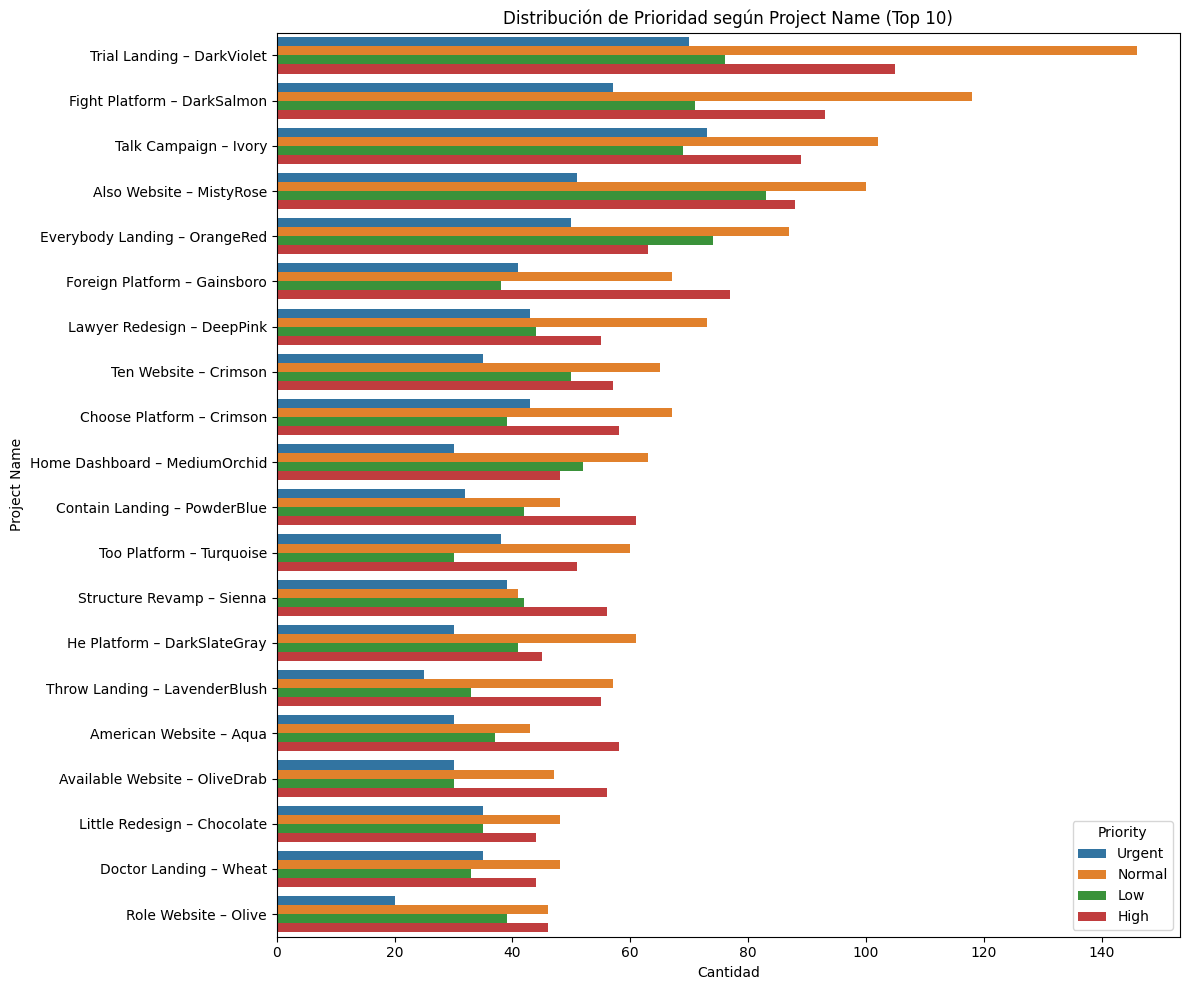
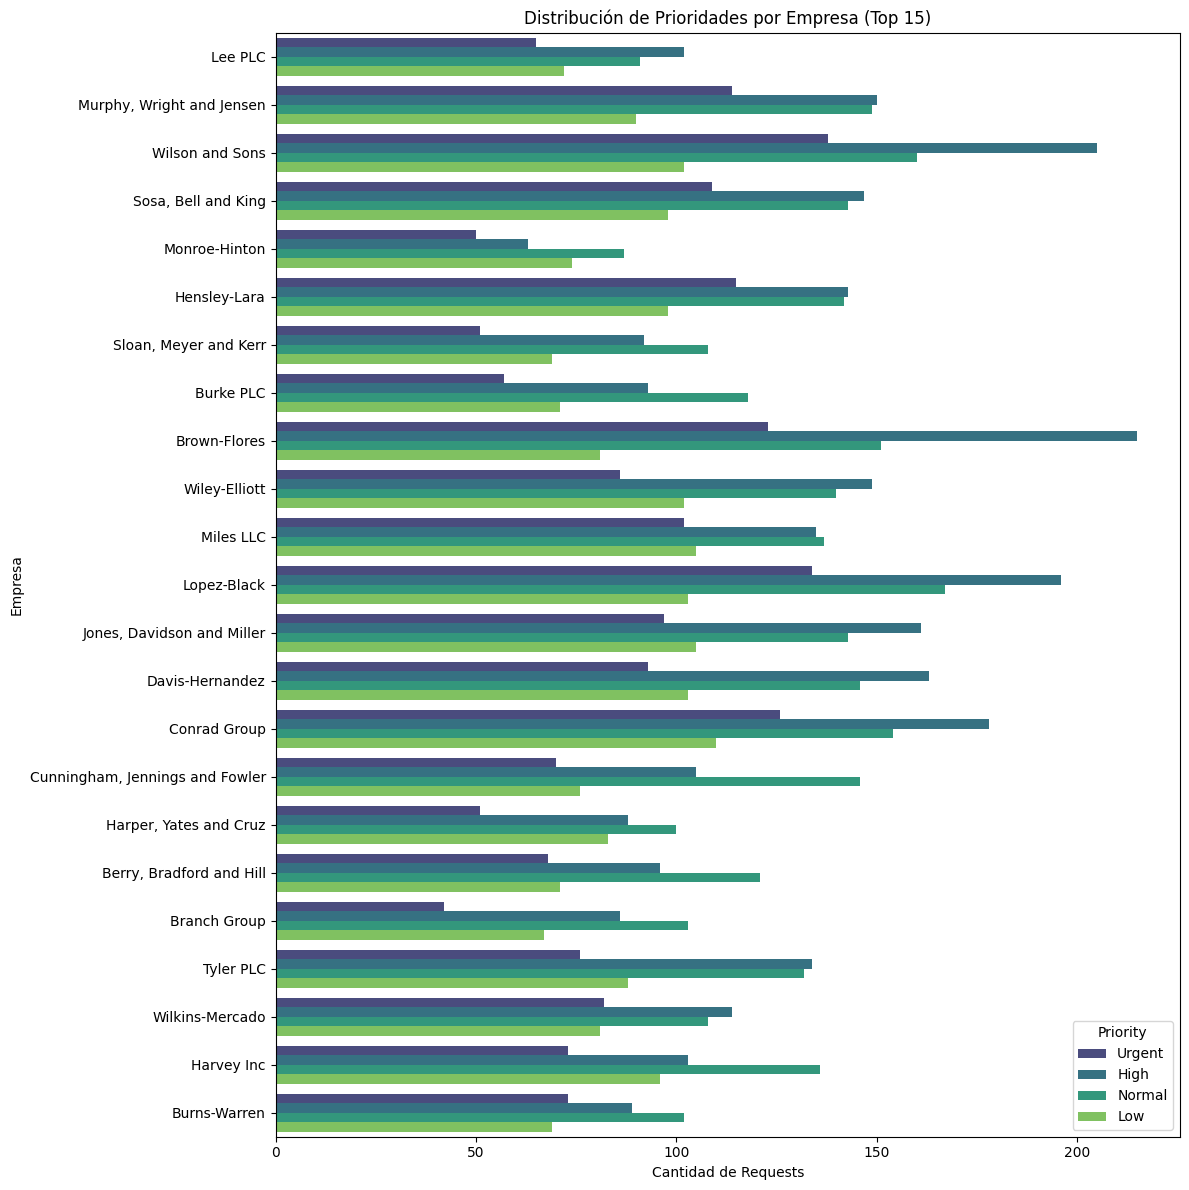
The change to this notebook cell's code, shown as a diff; its figure went from the first image to the second:
--- before
+++ after
@@ -1,10 +1,14 @@
-top_requesters = df['Project Name'].value_counts().head(20).index
-df_top = df[df['Project Name'].isin(top_requesters)]
+top_companies = df['Company'].value_counts().head(50).index
+df_top_companies = df[df['Company'].isin(top_companies)].copy()
 
-plt.figure(figsize=(12,10))
-sns.countplot(data=df_top, y='Project Name', hue='Priority', order=top_requesters)
-plt.title("Distribución de Prioridad según Project Name (Top 10)")
-plt.xlabel("Cantidad")
-plt.ylabel("Project Name")
+# Asegura el orden de prioridad
+priority_order = ['Urgent', 'High', 'Normal', 'Low']
+df_top_companies['Priority'] = pd.Categorical(df_top_companies['Priority'], categories=priority_order, ordered=True)
+
+plt.figure(figsize=(12,12))
+sns.countplot(data=df_top_companies, y='Company', hue='Priority', hue_order=priority_order, palette='viridis')
+plt.title("Distribución de Prioridades por Empresa (Top 15)")
+plt.xlabel("Cantidad de Requests")
+plt.ylabel("Empresa")
 plt.legend(title='Priority')
 plt.tight_layout()

Commit: memoria